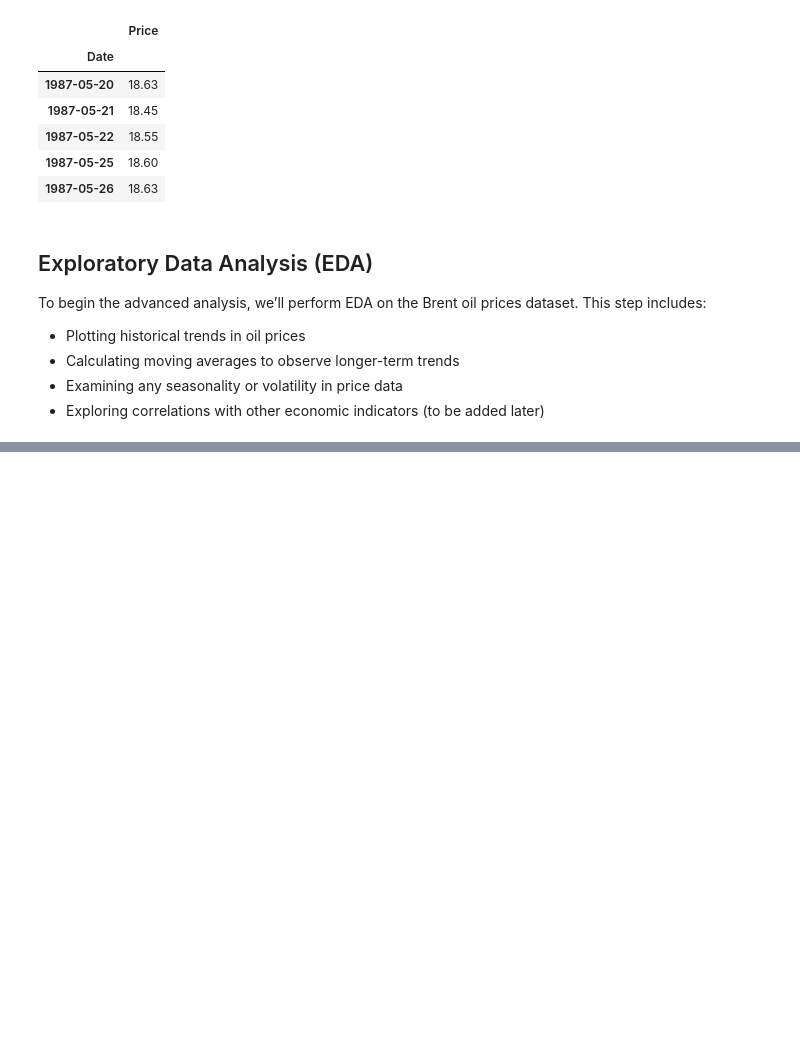
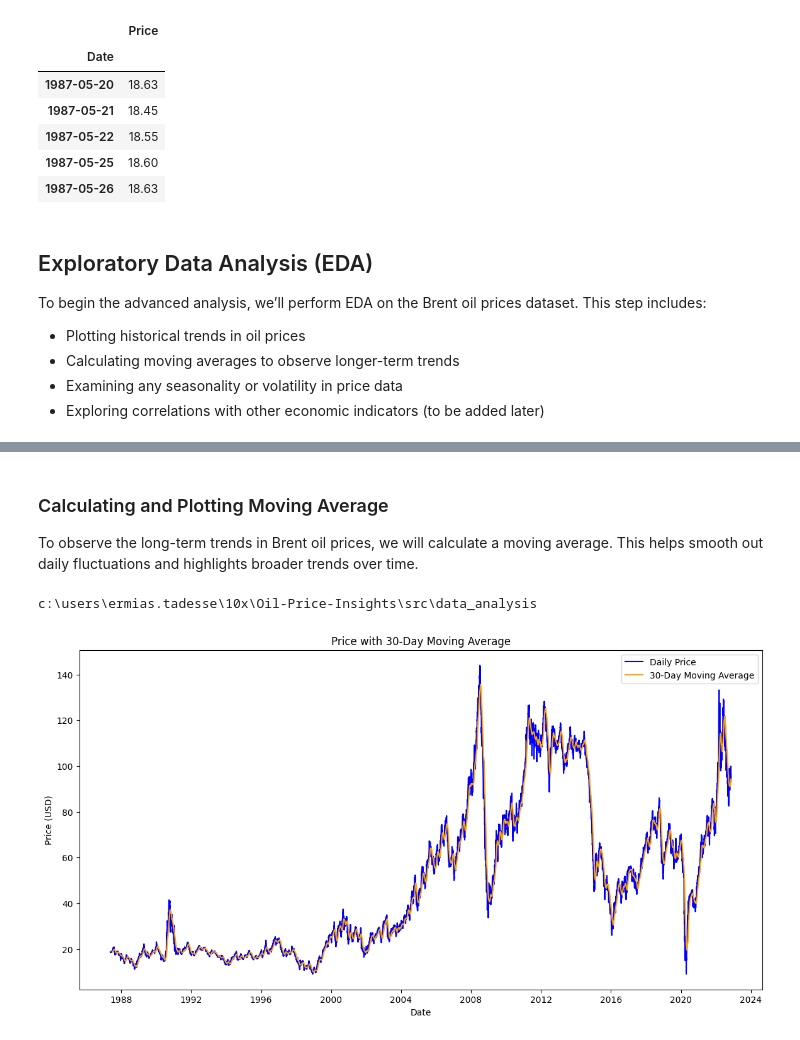
Before and after one commit to Ermi23/Oil-Price-Insights, a Jupyter notebook: notebooks/advanced_analysis.ipynb, the cells around one changed output, grey strips where cells are left out. Saved outputs shown, nothing was run; the diff lists cells and outputs as text; code cells hidden in the pictures; blank space fills up the shorter version.

```diff
--- a/notebooks/advanced_analysis.ipynb
+++ b/notebooks/advanced_analysis.ipynb
@@ -58,0 +57,19 @@ ModuleNotFoundError: No module named 'eda_utils'
+# %% [markdown]
+### Calculating and Plotting Moving Average
+
+To observe the long-term trends in Brent oil prices, we will calculate a moving average. This helps smooth out daily fluctuations and highlights broader trends over time.
+# %%
+# Importing custom EDA utilities
+
+# Import the EDA class
+print(os.getcwd())
+
+
+# Instantiate the EDA class with the data
+eda = EDA(data)
+
+# Plot the 30-day moving average using the class method
+eda.plot_moving_average(column='Price', window=30)
+# %% [output]
+c:\users\ermias.tadesse\10x\Oil-Price-Insights\src\data_analysis
+[figure, added]
```
Also changed, not shown: parts of 2 cells of this notebook, 1 other file.
